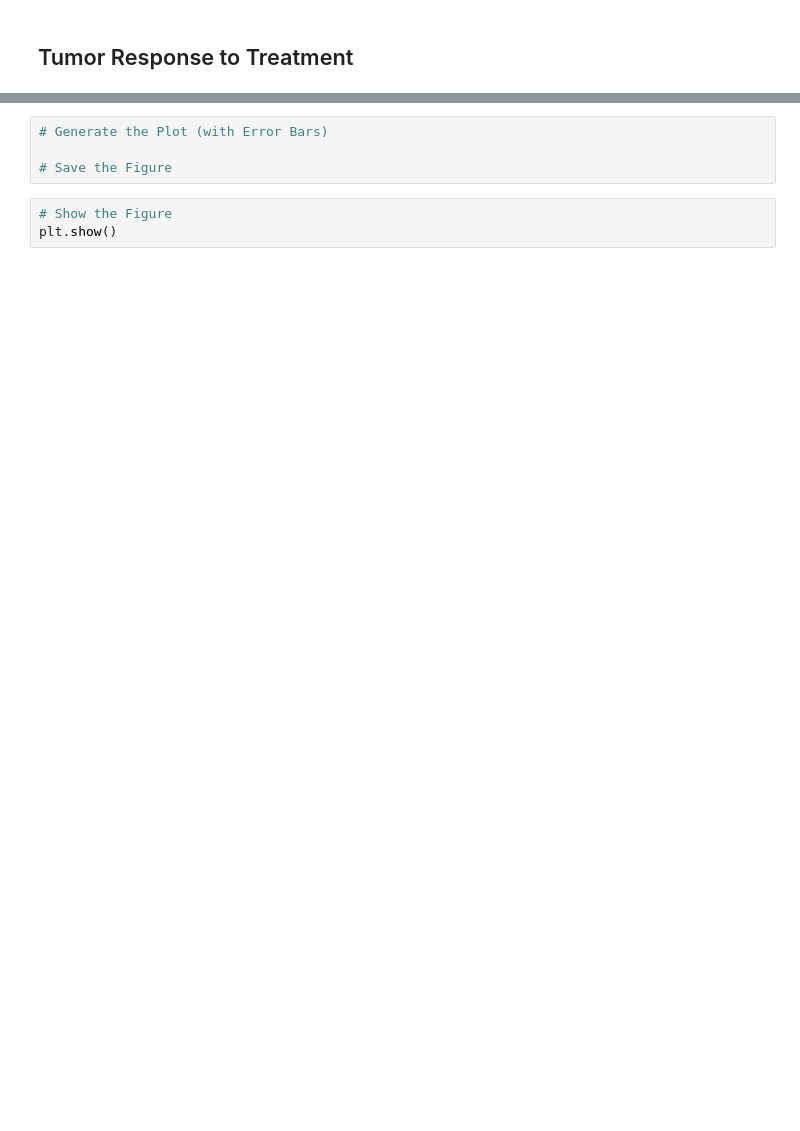
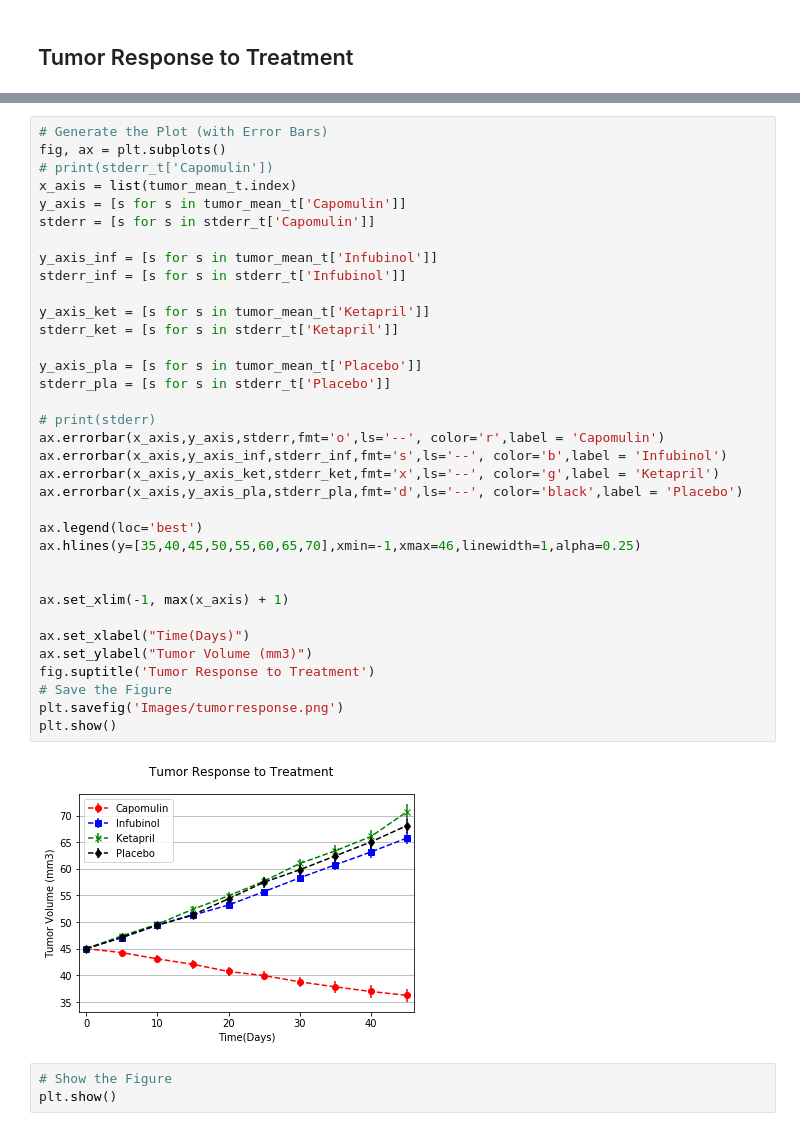
Before and after one commit to jeffreyb92/matplotlib-challenge, a Jupyter notebook: Pymaceuticals/pymaceuticals.ipynb, the cells around one changed output, grey strips where cells are left out. Drawn from its saved outputs; the diff is of its cells as text; blank space fills up the shorter version.

Commit message:
visualizations added

```diff
--- a/Pymaceuticals/pymaceuticals.ipynb
+++ b/Pymaceuticals/pymaceuticals.ipynb
@@ -112,7 +128,40 @@ tumor_mean_t
-# %%
-# Generate the Plot (with Error Bars)
-
-# Save the Figure
+# %%
+# Generate the Plot (with Error Bars)
+fig, ax = plt.subplots()
+# print(stderr_t['Capomulin'])
+x_axis = list(tumor_mean_t.index)
+y_axis = [s for s in tumor_mean_t['Capomulin']]
+stderr = [s for s in stderr_t['Capomulin']]
+
+y_axis_inf = [s for s in tumor_mean_t['Infubinol']]
+stderr_inf = [s for s in stderr_t['Infubinol']]
+
+y_axis_ket = [s for s in tumor_mean_t['Ketapril']]
+stderr_ket = [s for s in stderr_t['Ketapril']]
+
+y_axis_pla = [s for s in tumor_mean_t['Placebo']]
+stderr_pla = [s for s in stderr_t['Placebo']]
+
+# print(stderr)
+ax.errorbar(x_axis,y_axis,stderr,fmt='o',ls='--', color='r',label = 'Capomulin')
+ax.errorbar(x_axis,y_axis_inf,stderr_inf,fmt='s',ls='--', color='b',label = 'Infubinol')
+ax.errorbar(x_axis,y_axis_ket,stderr_ket,fmt='x',ls='--', color='g',label = 'Ketapril')
+ax.errorbar(x_axis,y_axis_pla,stderr_pla,fmt='d',ls='--', color='black',label = 'Placebo')
+
+ax.legend(loc='best')
+ax.hlines(y=[35,40,45,50,55,60,65,70],xmin=-1,xmax=46,linewidth=1,alpha=0.25)
+
+
+ax.set_xlim(-1, max(x_axis) + 1)
+
+ax.set_xlabel("Time(Days)")
+ax.set_ylabel("Tumor Volume (mm3)")
+fig.suptitle('Tumor Response to Treatment')
+# Save the Figure
+plt.savefig('Images/tumorresponse.png')
+plt.show()
+# %% [output]
+[figure, added]
 # %%
 # Show the Figure
 plt.show()
```
Also changed, not shown: parts of 21 cells of this notebook, 3 other files.
